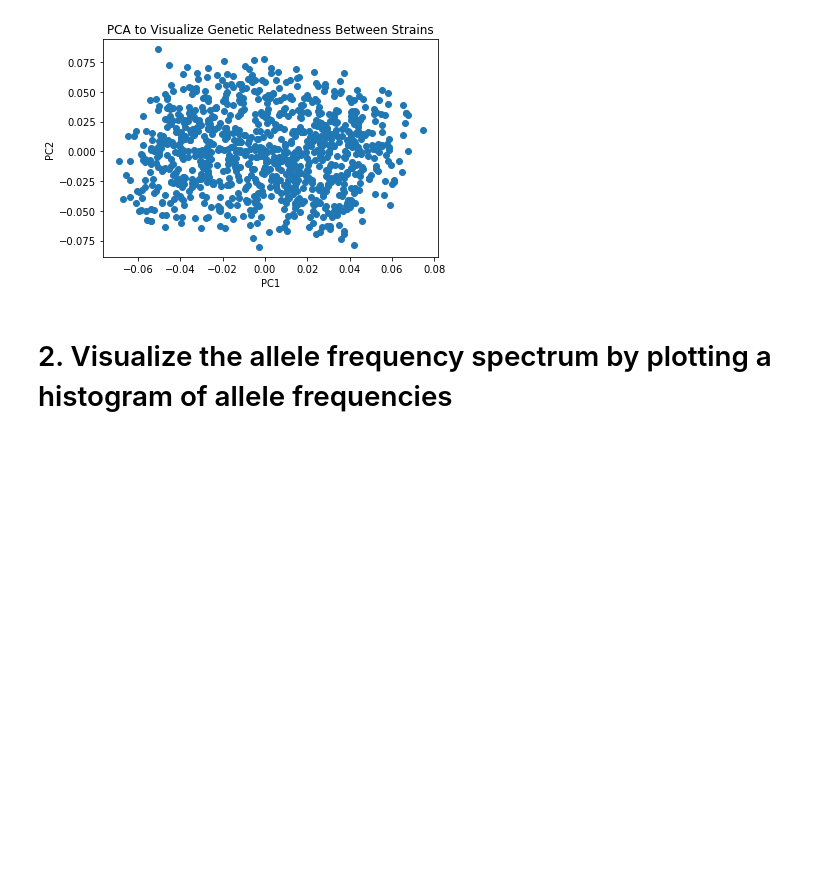
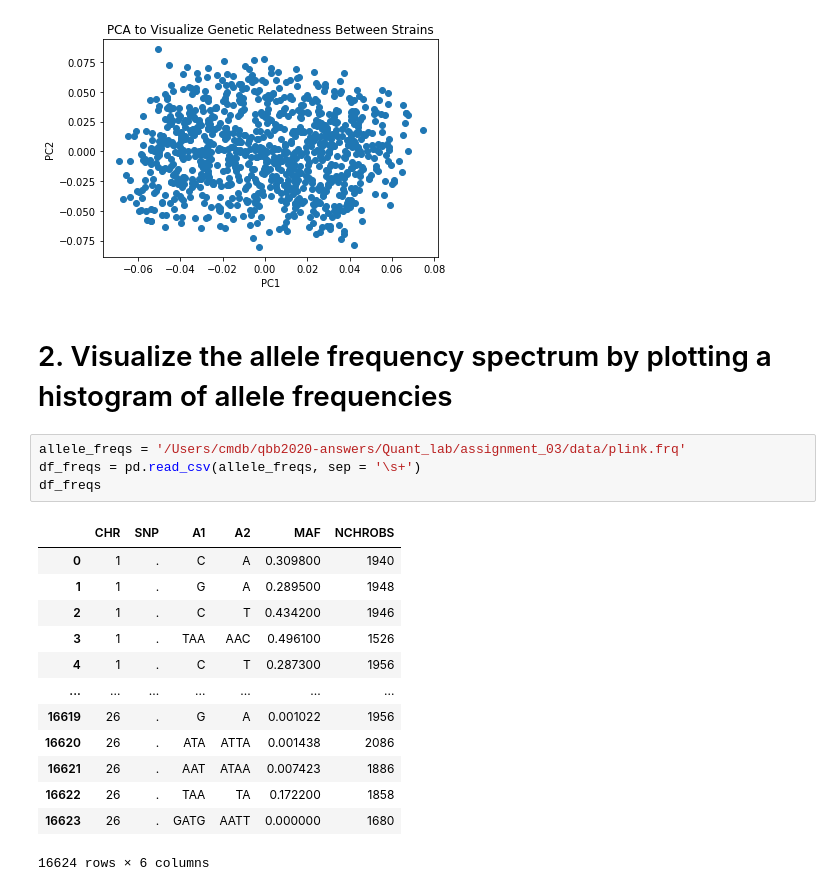
Before and after one commit to AustinChiappetta/qbb2020-answers, a Jupyter notebook: Quant_lab/assignment_03/week3_assignment.ipynb, the cells around one changed output. Saved outputs shown, nothing was run; the diff lists cells and outputs as text; blank space fills up the shorter version.

```diff
--- a/Quant_lab/assignment_03/week3_assignment.ipynb
+++ b/Quant_lab/assignment_03/week3_assignment.ipynb
@@ -51,3 +51,21 @@ plt.show()
 [figure]
 # %% [markdown]
 # 2. Visualize the allele frequency spectrum by plotting a histogram of allele frequencies
+# %%
+allele_freqs = '/Users/cmdb/qbb2020-answers/Quant_lab/assignment_03/data/plink.frq'
+df_freqs = pd.read_csv(allele_freqs, sep = '\s+')
+df_freqs
+# %% [output]
+|  | CHR | SNP | A1 | A2 | MAF | NCHROBS |
+| 0 | 1 | . | C | A | 0.309800 | 1940 |
+| 1 | 1 | . | G | A | 0.289500 | 1948 |
+| 2 | 1 | . | C | T | 0.434200 | 1946 |
+| 3 | 1 | . | TAA | AAC | 0.496100 | 1526 |
+| 4 | 1 | . | C | T | 0.287300 | 1956 |
+| ... | ... | ... | ... | ... | ... | ... |
+| 16619 | 26 | . | G | A | 0.001022 | 1956 |
+| 16620 | 26 | . | ATA | ATTA | 0.001438 | 2086 |
+| 16621 | 26 | . | AAT | ATAA | 0.007423 | 1886 |
+| 16622 | 26 | . | TAA | TA | 0.172200 | 1858 |
+| 16623 | 26 | . | GATG | AATT | 0.000000 | 1680 |
+16624 rows × 6 columns
```
Also changed, not shown: parts of 3 cells of this notebook, 1 other file.
